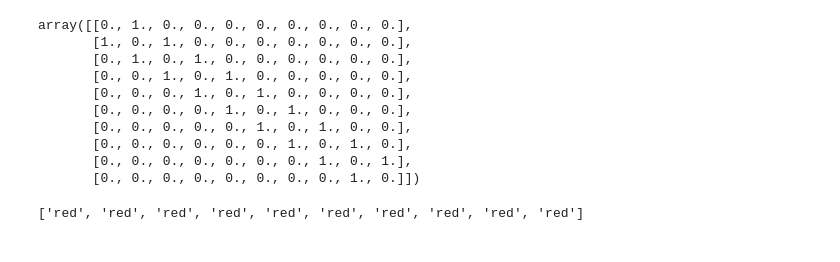
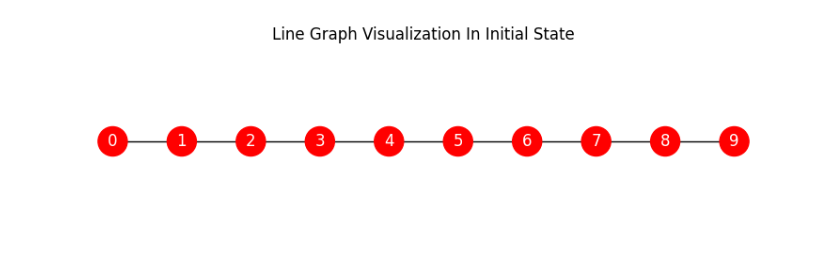
Before and after one commit to taha-kms/Network-Dynamics-and-Learning, a Jupyter notebook: hw3/ex2/exercise_2_coloring.ipynb, the cells around one changed output. Drawn from its saved outputs; the diff is of its cells as text; code cells hidden in the pictures.

```diff
--- a/hw3/ex2/exercise_2_coloring.ipynb
+++ b/hw3/ex2/exercise_2_coloring.ipynb
@@ -3,65 +3,26 @@ import numpy as np
 import matplotlib.pyplot as plt
 from scipy.io import loadmat
 import networkx as nx
-# %%
-n_nodes = 10
-C = ["red", "green"]  # Color set
-T = 50  # Number of time steps
-W = np.zeros((n_nodes, n_nodes))  # Adjacency matrix for line graph
-for i in range(n_nodes - 1):
-    W[i, i + 1] = 1
-    W[i + 1, i] = 1
-
-W
-# %% [output]
-array([[0., 1., 0., 0., 0., 0., 0., 0., 0., 0.],
-       [1., 0., 1., 0., 0., 0., 0., 0., 0., 0.],
-       [0., 1., 0., 1., 0., 0., 0., 0., 0., 0.],
-       [0., 0., 1., 0., 1., 0., 0., 0., 0., 0.],
-       [0., 0., 0., 1., 0., 1., 0., 0., 0., 0.],
-       [0., 0., 0., 0., 1., 0., 1., 0., 0., 0.],
-       [0., 0., 0., 0., 0., 1., 0., 1., 0., 0.],
-       [0., 0., 0., 0., 0., 0., 1., 0., 1., 0.],
-       [0., 0., 0., 0., 0., 0., 0., 1., 0., 1.],
-       [0., 0., 0., 0., 0., 0., 0., 0., 1., 0.]])
-# %%
-states = ["red"] * n_nodes
-states
-# %% [output]
-['red', 'red', 'red', 'red', 'red', 'red', 'red', 'red', 'red', 'red']
 # %%
-def draw_colored_graph_straight_line(states, adjacency_matrix, title="",file= None):
-    """
-    Draw a graph with nodes placed in a straight line and colored based on their states.
-
-    Parameters:
-        states (list): A list of states (colors) for each node.
-        adjacency_matrix (ndarray): The adjacency matrix of the graph.
-    """
-    # Create the graph
+# Function to draw the graph
+def draw_colored_graph_straight_line(states, adjacency_matrix, title="", file=None):
     G = nx.Graph()
     n_nodes = len(states)
 
-    # Add nodes with their states as attributes
     for i in range(n_nodes):
-        G.add_node(i, color=states[i])
+        G.add_node(i, color='red' if states[i] == 0 else 'green')
 
-    # Add edges based on the adjacency matrix
     for i in range(n_nodes):
         for j in range(i + 1, n_nodes):
             if adjacency_matrix[i, j] > 0:
                 G.add_edge(i, j)
 
-    # Extract node colors
     node_colors = [G.nodes[node]['color'] for node in G.nodes]
-
-    # Define positions for nodes in a straight line
     pos = {i: (i, 0) for i in range(n_nodes)}
 
-    # Draw the graph
-    plt.figure(figsize=(8,2))
+    plt.figure(figsize=(8, 2))
     nx.draw(G, pos, with_labels=True, node_color=node_colors, node_size=500, font_color='white')
     plt.title(title)
-    if file != None:
-        plt.savefig(title+'.jpg')
+    if file is not None:
+        plt.savefig(title + '.jpg')
     plt.show()
@@ -67,0 +45,6 @@ def draw_colored_graph_straight_line(states, adjacency_matrix, title="",file= No
+# %%
+# Draw the initial state of the graph
+title = "Line Graph Visualization In Initial State"
+draw_colored_graph_straight_line(states, W, title=title, file=1)
+# %% [output]
+[figure, added]
```
Also changed, not shown: parts of 12 cells of this notebook, 2 other files.
